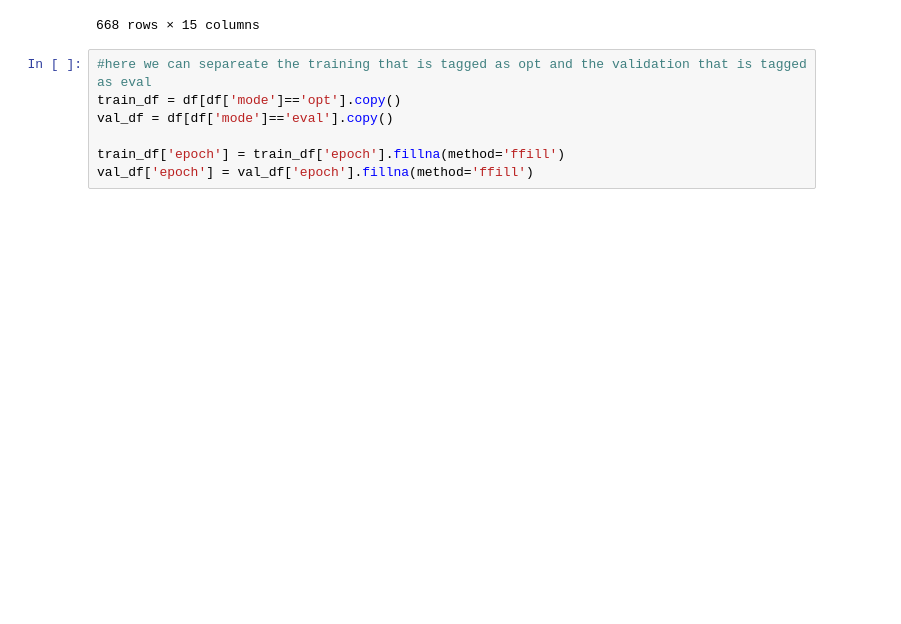
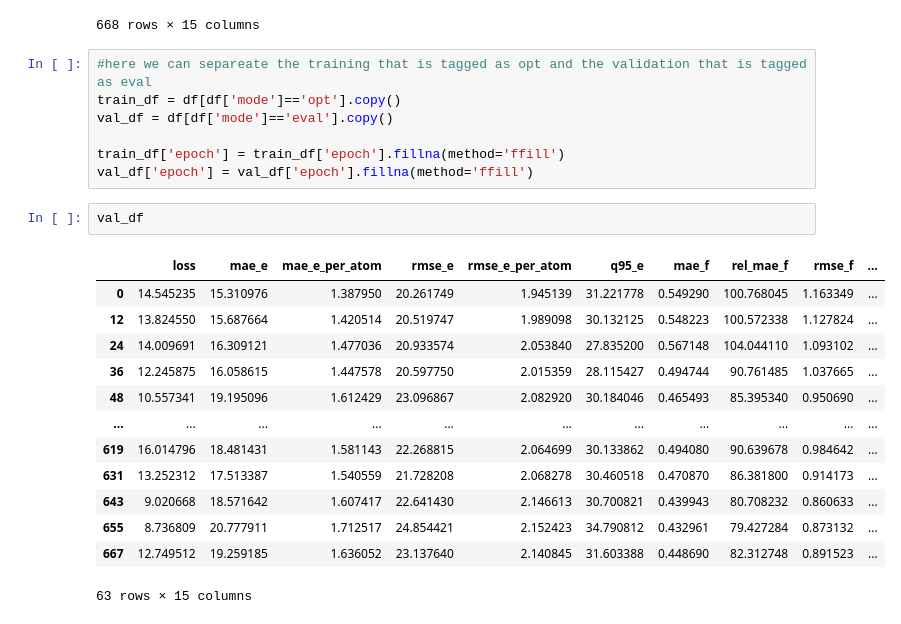
Before and after one commit to ShannonNCM/research_files, a Jupyter notebook: Test_training_data/test.ipynb, the cells around one changed output. Saved outputs shown, nothing was run; the diff lists cells and outputs as text; blank space fills up the shorter version.

```diff
--- a/Test_training_data/test.ipynb
+++ b/Test_training_data/test.ipynb
@@ -232,6 +232,22 @@ val_df = df[df['mode']=='eval'].copy()
 
 train_df['epoch'] = train_df['epoch'].fillna(method='ffill')
 val_df['epoch'] = val_df['epoch'].fillna(method='ffill')
+# %%
+val_df
+# %% [output]
+|  | loss | mae_e | mae_e_per_atom | rmse_e | rmse_e_per_atom | q95_e | mae_f | rel_mae_f | rmse_f | ... |
+| 0 | 14.545235 | 15.310976 | 1.387950 | 20.261749 | 1.945139 | 31.221778 | 0.549290 | 100.768045 | 1.163349 | ... |
+| 12 | 13.824550 | 15.687664 | 1.420514 | 20.519747 | 1.989098 | 30.132125 | 0.548223 | 100.572338 | 1.127824 | ... |
+| 24 | 14.009691 | 16.309121 | 1.477036 | 20.933574 | 2.053840 | 27.835200 | 0.567148 | 104.044110 | 1.093102 | ... |
+| 36 | 12.245875 | 16.058615 | 1.447578 | 20.597750 | 2.015359 | 28.115427 | 0.494744 | 90.761485 | 1.037665 | ... |
+| 48 | 10.557341 | 19.195096 | 1.612429 | 23.096867 | 2.082920 | 30.184046 | 0.465493 | 85.395340 | 0.950690 | ... |
+| ... | ... | ... | ... | ... | ... | ... | ... | ... | ... | ... |
+| 619 | 16.014796 | 18.481431 | 1.581143 | 22.268815 | 2.064699 | 30.133862 | 0.494080 | 90.639678 | 0.984642 | ... |
+| 631 | 13.252312 | 17.513387 | 1.540559 | 21.728208 | 2.068278 | 30.460518 | 0.470870 | 86.381800 | 0.914173 | ... |
+| 643 | 9.020668 | 18.571642 | 1.607417 | 22.641430 | 2.146613 | 30.700821 | 0.439943 | 80.708232 | 0.860633 | ... |
+| 655 | 8.736809 | 20.777911 | 1.712517 | 24.854421 | 2.152423 | 34.790812 | 0.432961 | 79.427284 | 0.873132 | ... |
+| 667 | 12.749512 | 19.259185 | 1.636052 | 23.137640 | 2.140845 | 31.603388 | 0.448690 | 82.312748 | 0.891523 | ... |
+63 rows × 15 columns
 # %%
 #aca voy a graficar lo del training loss y eso, me falta poder ver de forma mas bonita esta cosa pero la Shannon del futuro se va encargar, porque ya me canse por hoy lol
 plt.figure(figsize=(8,5))
```
Also changed, not shown: parts of 1 cell of this notebook.
